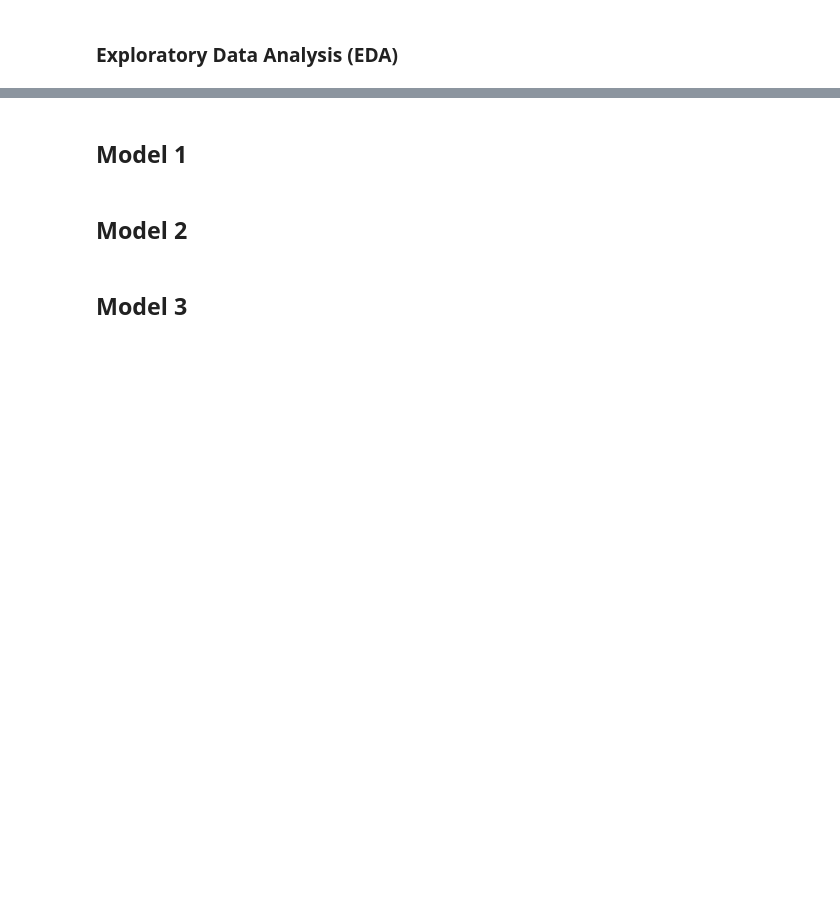
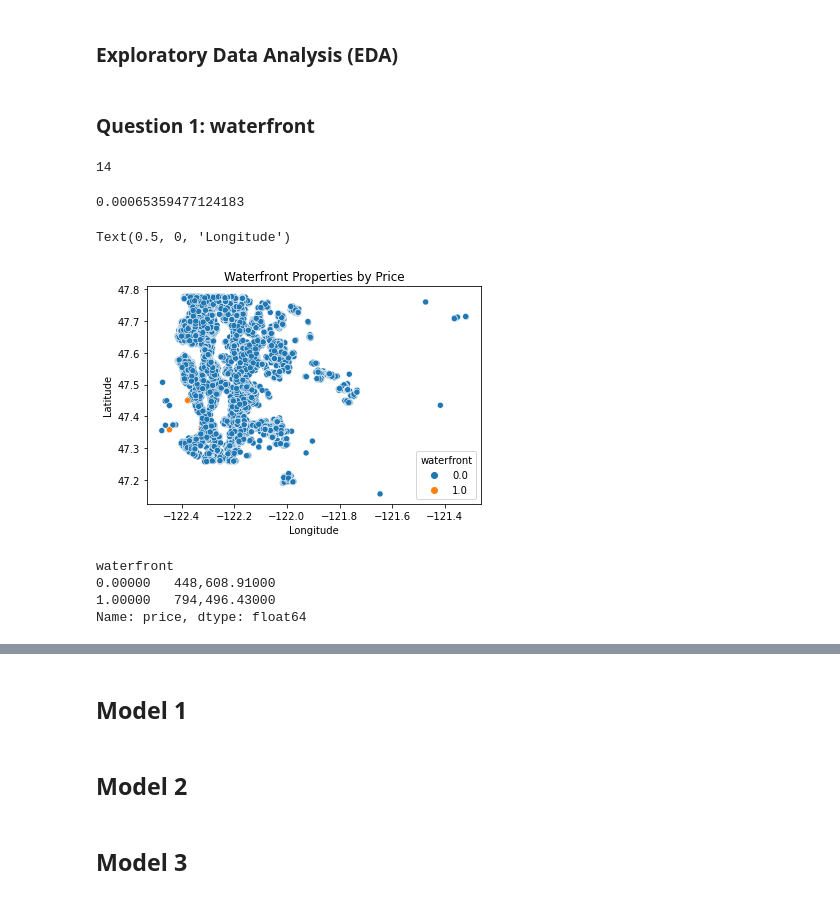
Before and after one commit to jennifernha/King-County-House-Sales, a Jupyter notebook: King County House Sales Analysis.ipynb, the cells around one changed output, grey strips where cells are left out. Saved outputs shown, nothing was run; the diff lists cells and outputs as text; code cells hidden in the pictures; blank space fills up the shorter version.

Commit message:
complete EDA question 1 & 2

```diff
--- a/King County House Sales Analysis.ipynb
+++ b/King County House Sales Analysis.ipynb
@@ -411,8 +357,8 @@ In the 'Explore' section, we saw that we have many outliers several columns. We
 # Create list of columns to remove outliers from
 outliers_col = ['price','bedrooms', 'bathrooms', 'sqft_living', 'sqft_lot', 'sqft_above',
                 'sqft_basement', 'sqft_living15', 'sqft_lot15']
-df_outliers = df.copy()
+df1 = df.copy()
 
 # Remove outliers for specified columns
 for col in outliers_col:
-    df_outliers = df_outliers[~outlier_IQR(df_outliers[col])]
+    df1 = df1[~outlier_IQR(df1[col])]
@@ -523,2 +396,29 @@ sns.heatmap(corr, annot=True, ax=ax, cmap='coolwarm', vmin=-1, vmax=1,mask=mask)
 # %% [markdown]
 ### Exploratory Data Analysis (EDA)
+# %% [markdown]
+### Question 1: waterfront
+# %%
+print(len(df1[df1['waterfront'] == 1]))
+# %% [output]
+14
+# %%
+len(df1[df1['waterfront'] == 1]) / len(df)
+# %% [output]
+0.00065359477124183
+# %%
+
+sns.scatterplot(x= 'long', y= 'lat', hue= 'waterfront', data= df1,
+                palette= 'tab10')
+plt.title('Waterfront Properties by Price')
+plt.ylabel('Latitude')
+plt.xlabel('Longitude')
+# %% [output]
+Text(0.5, 0, 'Longitude')
+[figure, added]
+# %%
+df1.groupby('waterfront')['price'].mean().round(2)
+# %% [output]
+waterfront
+0.00000   448,608.91000
+1.00000   794,496.43000
+Name: price, dtype: float64
```
Also changed, not shown: parts of 33 cells of this notebook.
